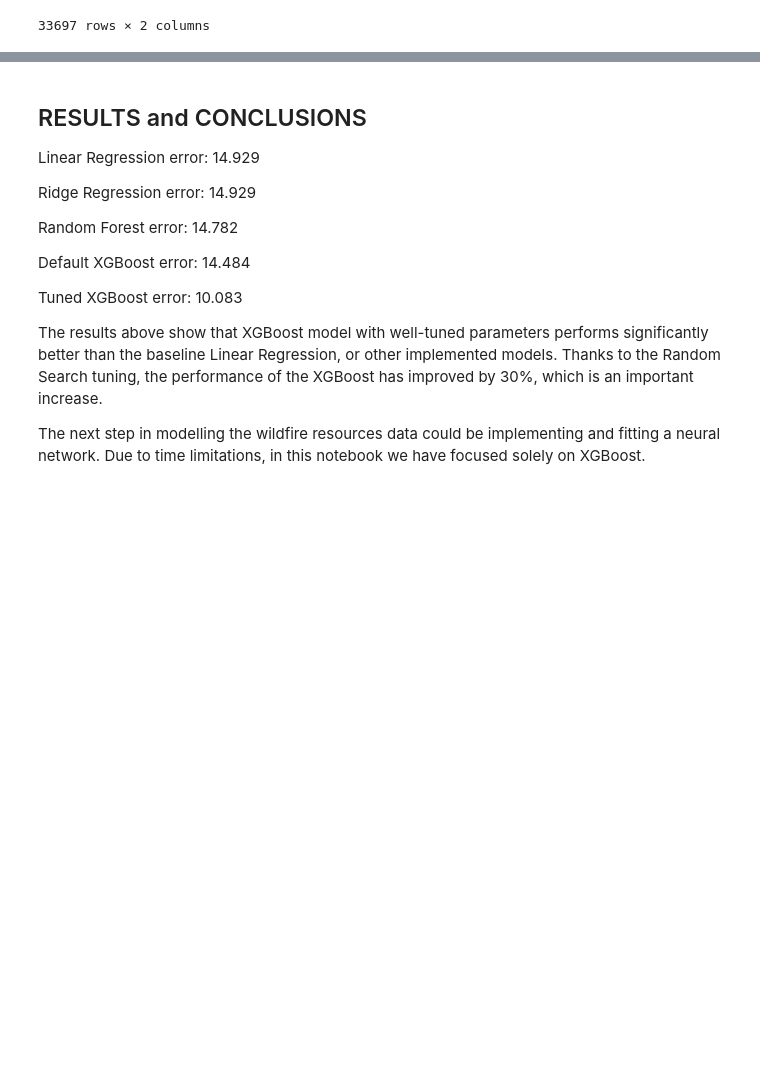
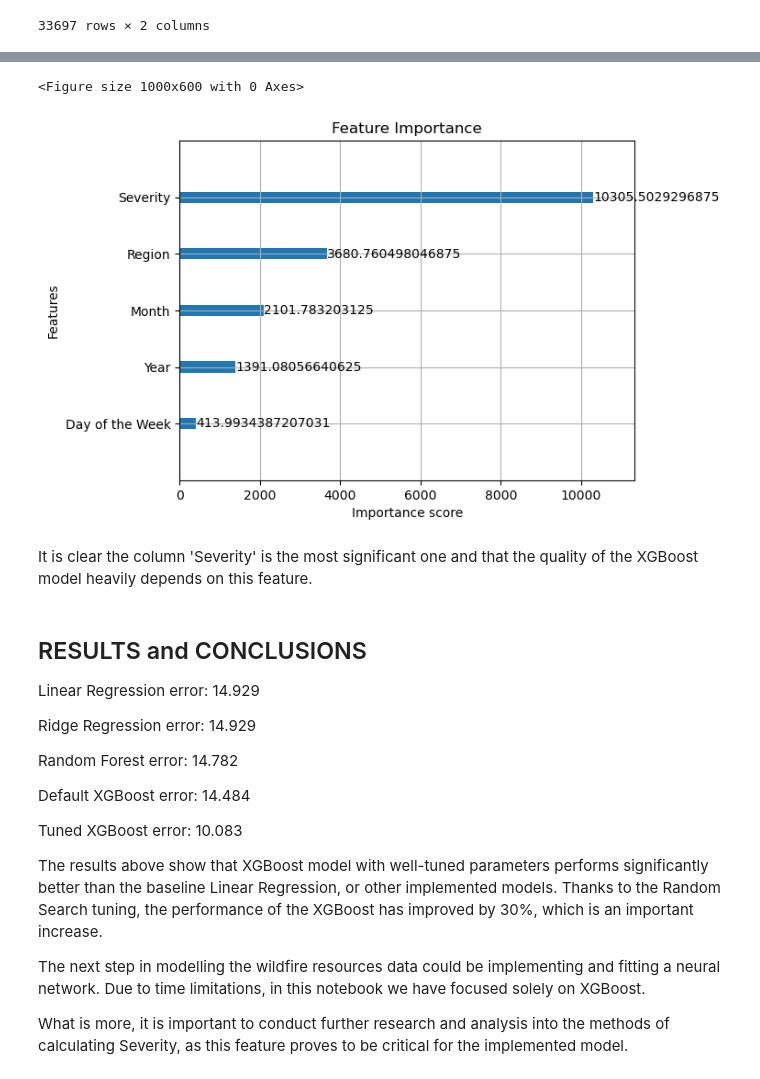
Before and after one commit to zosialenarczyk/wildfire-prevention, a Jupyter notebook: notebooks/resources/resources_modelling.ipynb, the cells around one changed output, grey strips where cells are left out. Saved outputs shown, nothing was run; the diff lists cells and outputs as text; code cells hidden in the pictures; blank space fills up the shorter version.

Commit message:
simple feature importance on resources model

```diff
--- a/notebooks/resources/resources_modelling.ipynb
+++ b/notebooks/resources/resources_modelling.ipynb
@@ -203,3 +218,13 @@ output_forecast
+# %%
+# plot feature importance
+plt.figure(figsize=(10, 6))
+plot_importance(best_model, importance_type='gain', max_num_features=5, title='Feature Importance')
+plt.show()
+# %% [output]
+<Figure size 1000x600 with 0 Axes>
+[figure, added]
+# %% [markdown]
+It is clear the column 'Severity' is the most significant one and that the quality of the XGBoost model heavily depends on this feature.
 # %% [markdown]
 ## RESULTS and CONCLUSIONS ##
 
@@ -217,3 +242,5 @@ Tuned XGBoost error: 10.083
 The results above show that XGBoost model with well-tuned parameters performs significantly better than the baseline Linear Regression, or other implemented models. Thanks to the Random Search tuning, the performance of the XGBoost has improved by 30%, which is an important increase.
 
 The next step in modelling the wildfire resources data could be implementing and fitting a neural network. Due to time limitations, in this notebook we have focused solely on XGBoost.
+
+What is more, it is important to conduct further research and analysis into the methods of calculating Severity, as this feature proves to be critical for the implemented model.
```
Also changed, not shown: parts of 4 cells of this notebook.
